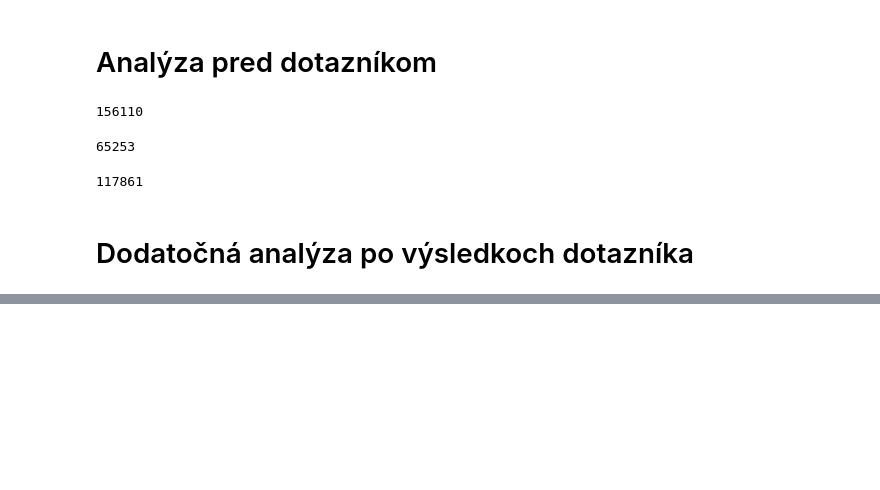
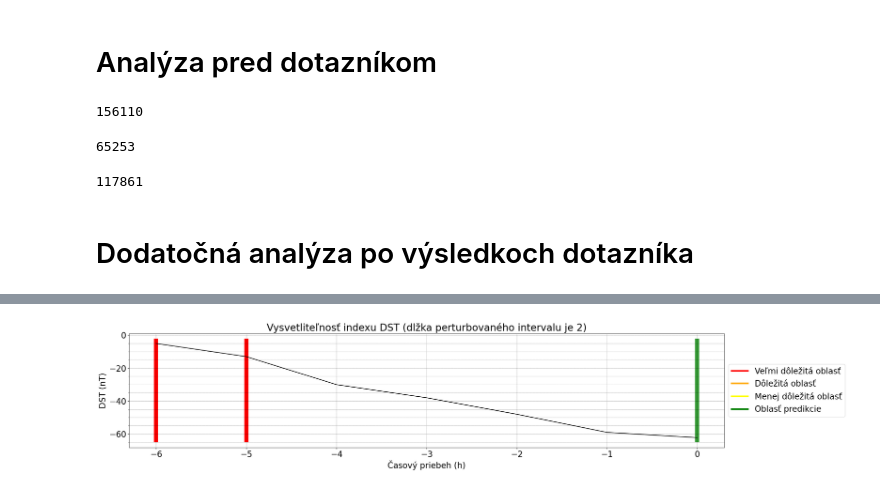
Before and after one commit to Marek929Z/BP-MarekZboray, a Jupyter notebook: 6_6_model_XAI.ipynb, the cells around one changed output, grey strips where cells are left out. Cells and saved outputs as stored; diff of their text form; code cells hidden in the pictures; blank space fills up the shorter version.

```diff
--- a/6_6_model_XAI.ipynb
+++ b/6_6_model_XAI.ipynb
@@ -648,0 +680,3 @@ for i in range(0, 156109):
+# %%
+perturbation_method_with_predicted_value(sequence[list_index[0]], model, 2, np.mean(sequence[list_index[0]]))
+# %% [output]
@@ -648,0 +687 @@ for i in range(0, 156109):
+[figure, added]
```
Also changed, not shown: parts of 23 cells of this notebook.
